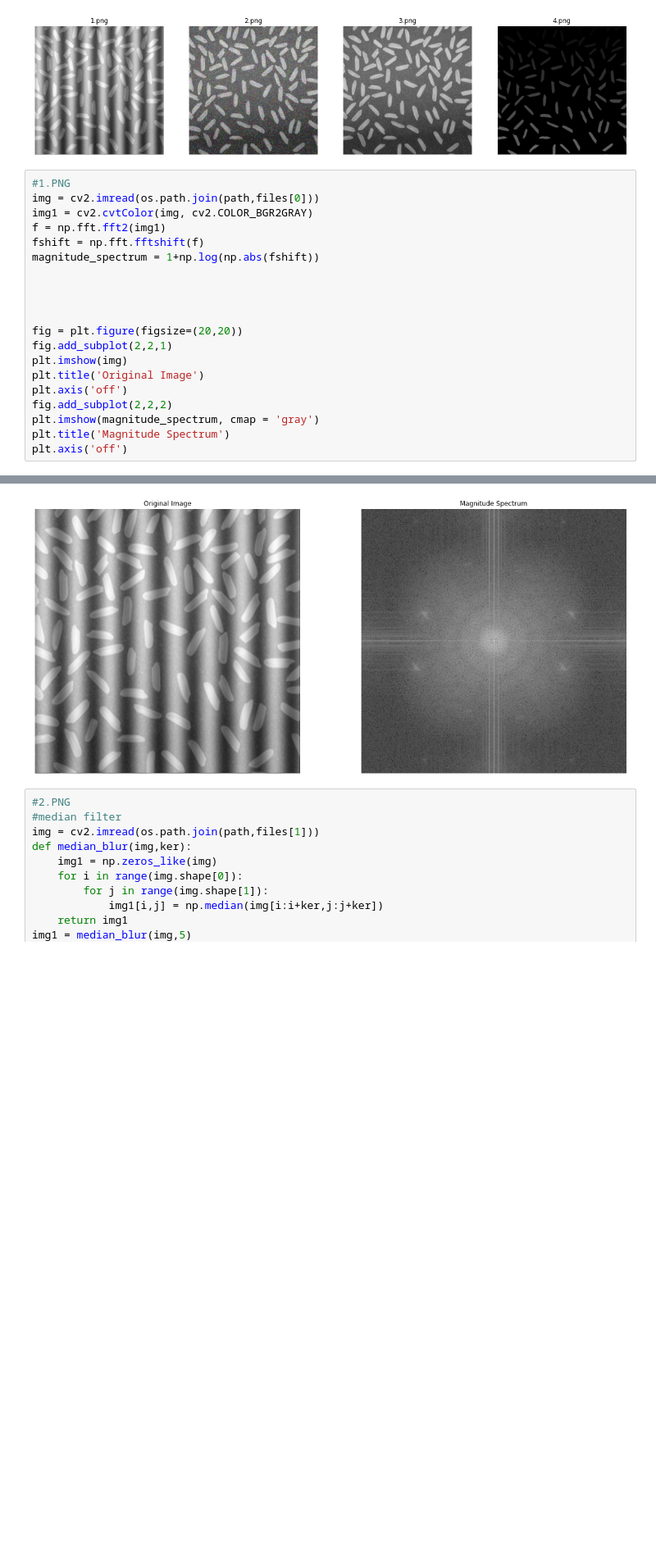
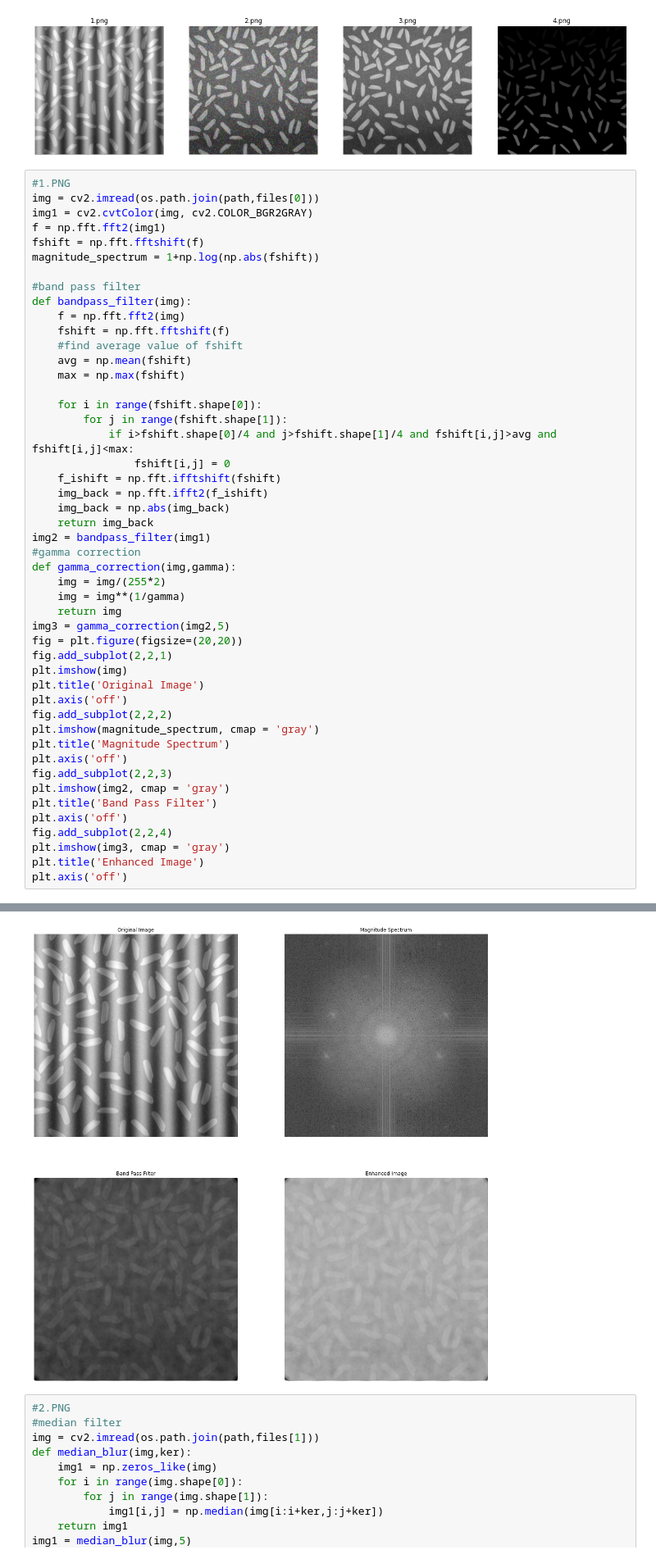
Before and after one commit to dominhkhoi2002/RiceCounting, a Jupyter notebook: Ex1/Ex1.ipynb, the cells around one changed output, grey strips where cells are left out. Shown at 82% size. Drawn from its saved outputs; the diff is of its cells as text; blank space fills up the shorter version.

```diff
--- a/Ex1/Ex1.ipynb
+++ b/Ex1/Ex1.ipynb
@@ -27,26 +27,54 @@ for i in range(4):
 # %%
 #1.PNG
 img = cv2.imread(os.path.join(path,files[0]))
 img1 = cv2.cvtColor(img, cv2.COLOR_BGR2GRAY)
 f = np.fft.fft2(img1)
 fshift = np.fft.fftshift(f)
 magnitude_spectrum = 1+np.log(np.abs(fshift))
 
+#band pass filter
+def bandpass_filter(img):
+    f = np.fft.fft2(img)
+    fshift = np.fft.fftshift(f)
+    #find average value of fshift
+    avg = np.mean(fshift)
+    max = np.max(fshift)
 
-
-
+    for i in range(fshift.shape[0]):
+        for j in range(fshift.shape[1]):
+            if i>fshift.shape[0]/4 and j>fshift.shape[1]/4 and fshift[i,j]>avg and fshift[i,j]<max:
+                fshift[i,j] = 0
+    f_ishift = np.fft.ifftshift(fshift)
+    img_back = np.fft.ifft2(f_ishift)
+    img_back = np.abs(img_back)
+    return img_back
+img2 = bandpass_filter(img1)
+#gamma correction
+def gamma_correction(img,gamma):
+    img = img/(255*2)
+    img = img**(1/gamma)
+    return img
+img3 = gamma_correction(img2,5)
 fig = plt.figure(figsize=(20,20))
 fig.add_subplot(2,2,1)
 plt.imshow(img)
 plt.title('Original Image')
 plt.axis('off')
 fig.add_subplot(2,2,2)
 plt.imshow(magnitude_spectrum, cmap = 'gray')
 plt.title('Magnitude Spectrum')
 plt.axis('off')
+fig.add_subplot(2,2,3)
+plt.imshow(img2, cmap = 'gray')
+plt.title('Band Pass Filter')
+plt.axis('off')
+fig.add_subplot(2,2,4)
+plt.imshow(img3, cmap = 'gray')
+plt.title('Enhanced Image')
+plt.axis('off')
 # %% [output]
 (-0.5, 460.5, 460.5, -0.5)
-[figure, old version]
+[figure, new version]
 # %%
 #2.PNG
 #median filter
```
Also changed, not shown: parts of 1 cell of this notebook.
